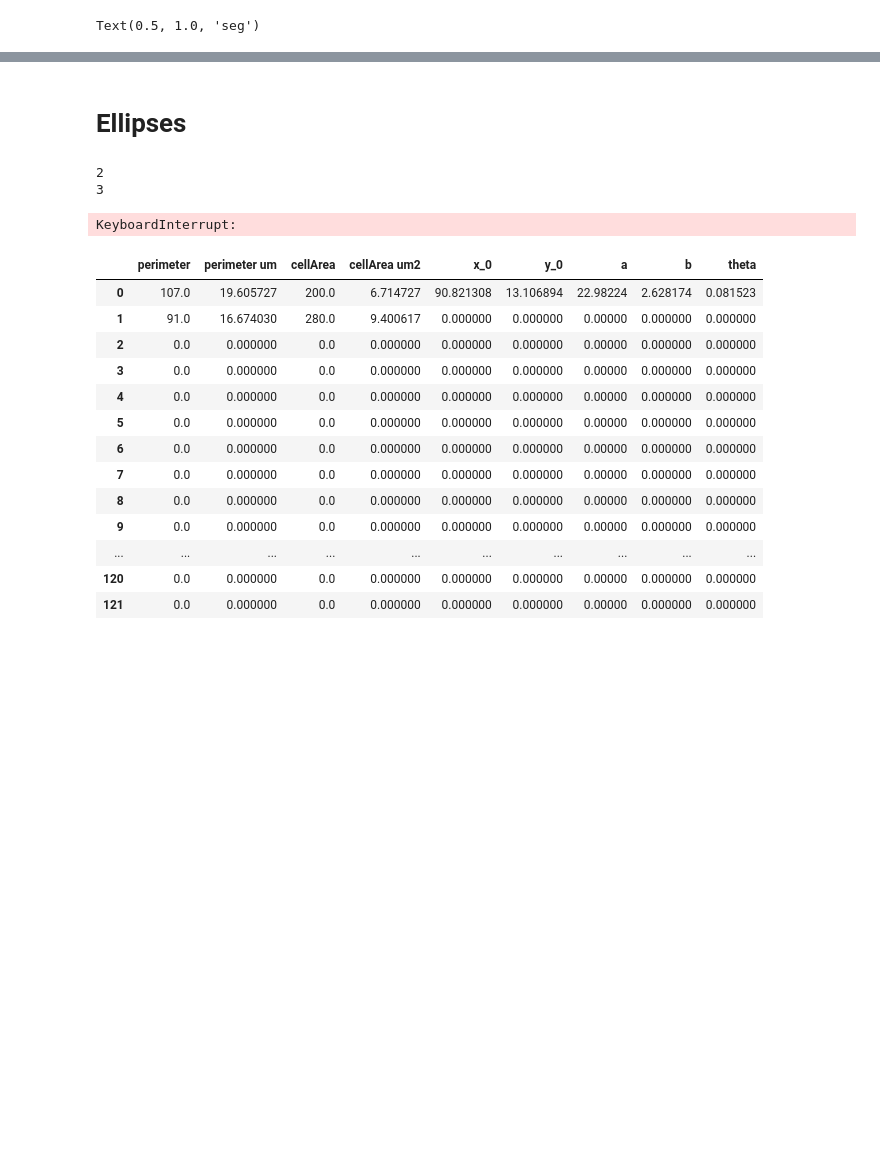
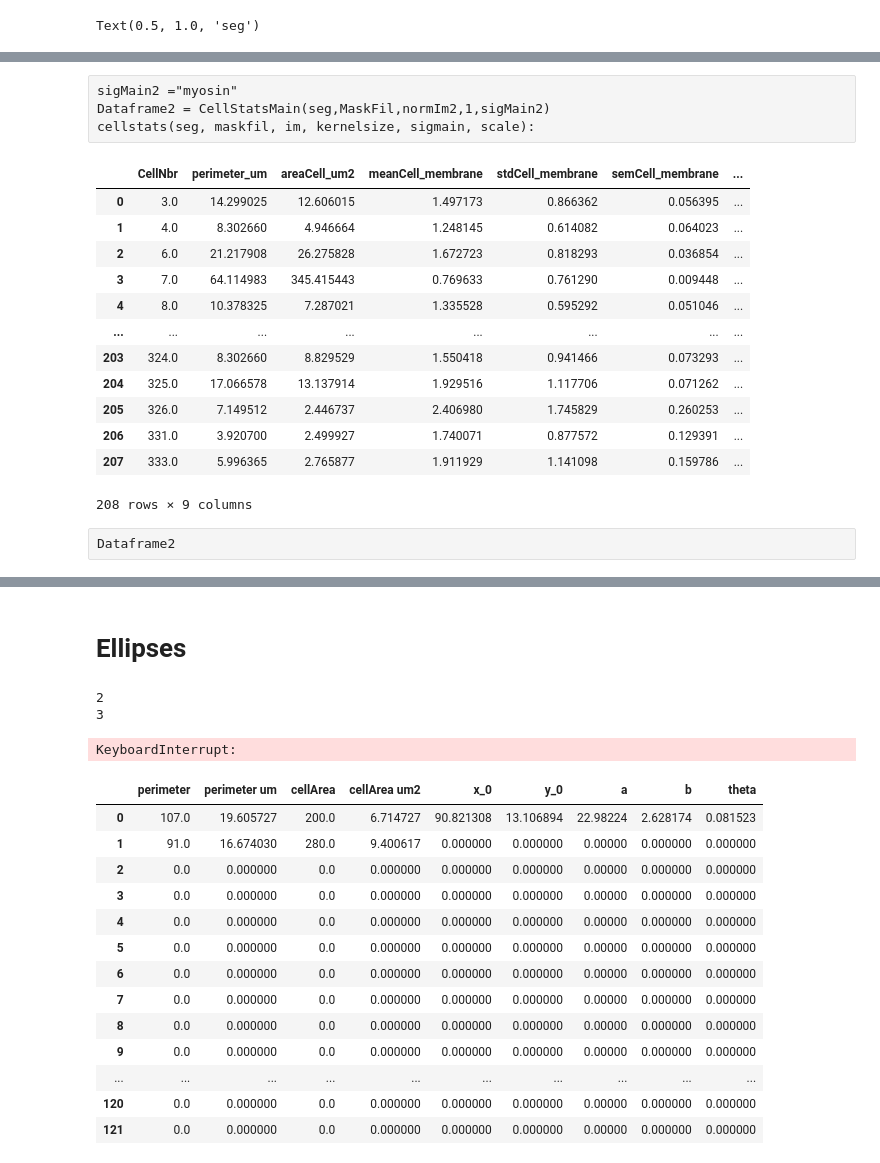
Before and after one commit to suzannelab/Dissect, a Jupyter notebook: notebook/2D-DISSECT-Main-Copy2.ipynb, the cells around one changed output, grey strips where cells are left out. Cells and saved outputs as stored; diff of their text form; code cells hidden in the pictures; blank space fills up the shorter version.

```diff
--- a/notebook/2D-DISSECT-Main-Copy2.ipynb
+++ b/notebook/2D-DISSECT-Main-Copy2.ipynb
@@ -188,3 +419,6 @@ seg = segmentation(mask)
+# %%
+min_area = 30
+seg = segmentation(InvMaskFil,min_area)
 # %%
 from matplotlib.colors import ListedColormap
 rand = np.random.rand(256,3)
@@ -203,4 +437,7 @@ ax2.set_title('seg')
 [interactive output not drawn]
 [interactive output not drawn]
 Text(0.5, 1.0, 'seg')
+# %%
+
+im_norm=normalise_im(im, 1)
 # %%
@@ -211,0 +453,27 @@ plt.title('junc_particular')
+# %%
+sigMain1='alphacat'
+Dataframe1 = cellstats(seg, MaskFil, im_norm, 1, sigmain ='membrane', scale= c)
+# %% [raw]
+sigMain2 ="myosin"
+Dataframe2 = CellStatsMain(seg,MaskFil,normIm2,1,sigMain2)
+cellstats(seg, maskfil, im, kernelsize, sigmain, scale):
+# %%
+pd.set_option('display.max_rows', None)
+# %%
+Dataframe1
+# %% [output]
+|  | CellNbr | perimeter_um | areaCell_um2 | meanCell_membrane | stdCell_membrane | semCell_membrane | ... |
+| 0 | 3.0 | 14.299025 | 12.606015 | 1.497173 | 0.866362 | 0.056395 | ... |
+| 1 | 4.0 | 8.302660 | 4.946664 | 1.248145 | 0.614082 | 0.064023 | ... |
+| 2 | 6.0 | 21.217908 | 26.275828 | 1.672723 | 0.818293 | 0.036854 | ... |
+| 3 | 7.0 | 64.114983 | 345.415443 | 0.769633 | 0.761290 | 0.009448 | ... |
+| 4 | 8.0 | 10.378325 | 7.287021 | 1.335528 | 0.595292 | 0.051046 | ... |
+| ... | ... | ... | ... | ... | ... | ... | ... |
+| 203 | 324.0 | 8.302660 | 8.829529 | 1.550418 | 0.941466 | 0.073293 | ... |
+| 204 | 325.0 | 17.066578 | 13.137914 | 1.929516 | 1.117706 | 0.071262 | ... |
+| 205 | 326.0 | 7.149512 | 2.446737 | 2.406980 | 1.745829 | 0.260253 | ... |
+| 206 | 331.0 | 3.920700 | 2.499927 | 1.740071 | 0.877572 | 0.129391 | ... |
+| 207 | 333.0 | 5.996365 | 2.765877 | 1.911929 | 1.141098 | 0.159786 | ... |
+208 rows × 9 columns
+# %% [raw]
+Dataframe2
```
Also changed, not shown: parts of 64 cells of this notebook, 8 other files.
